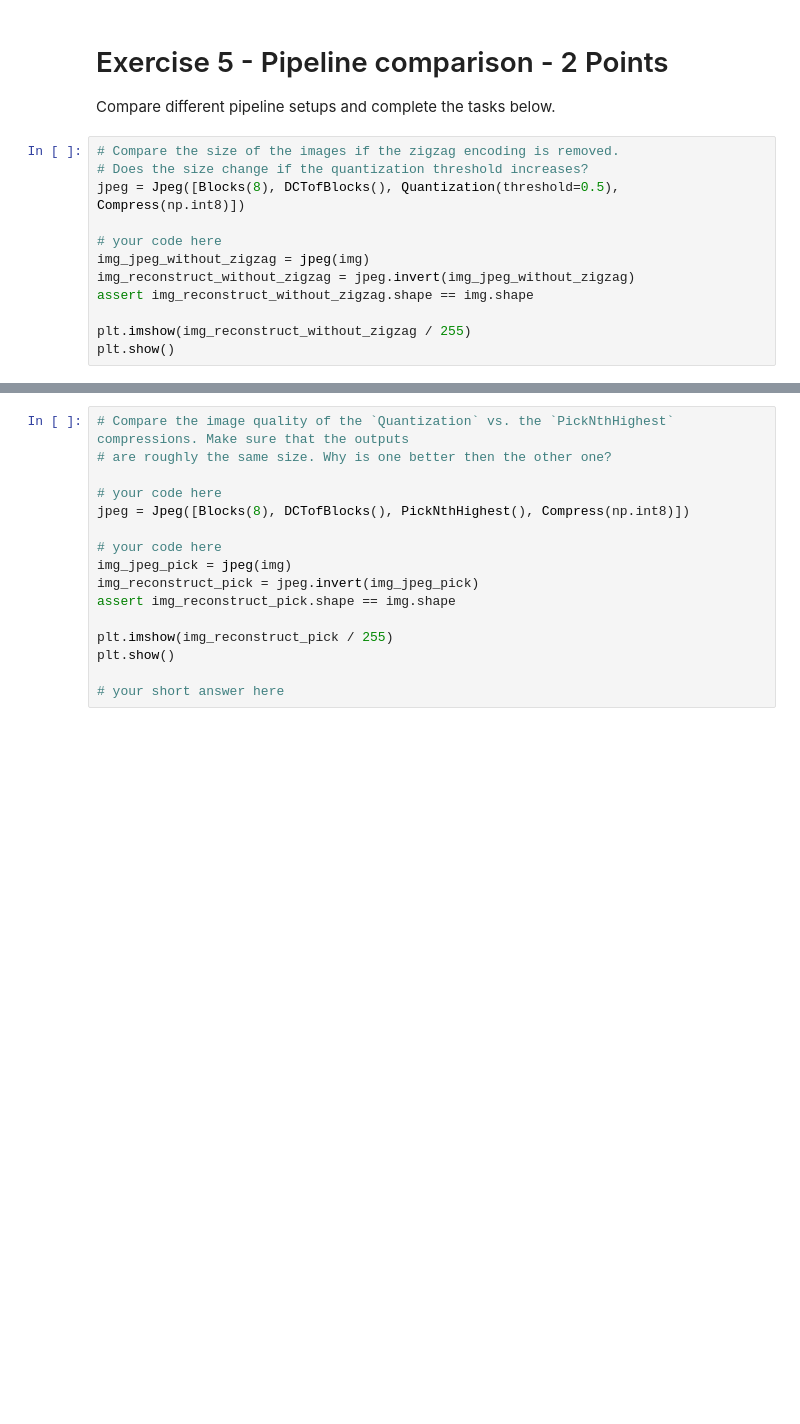
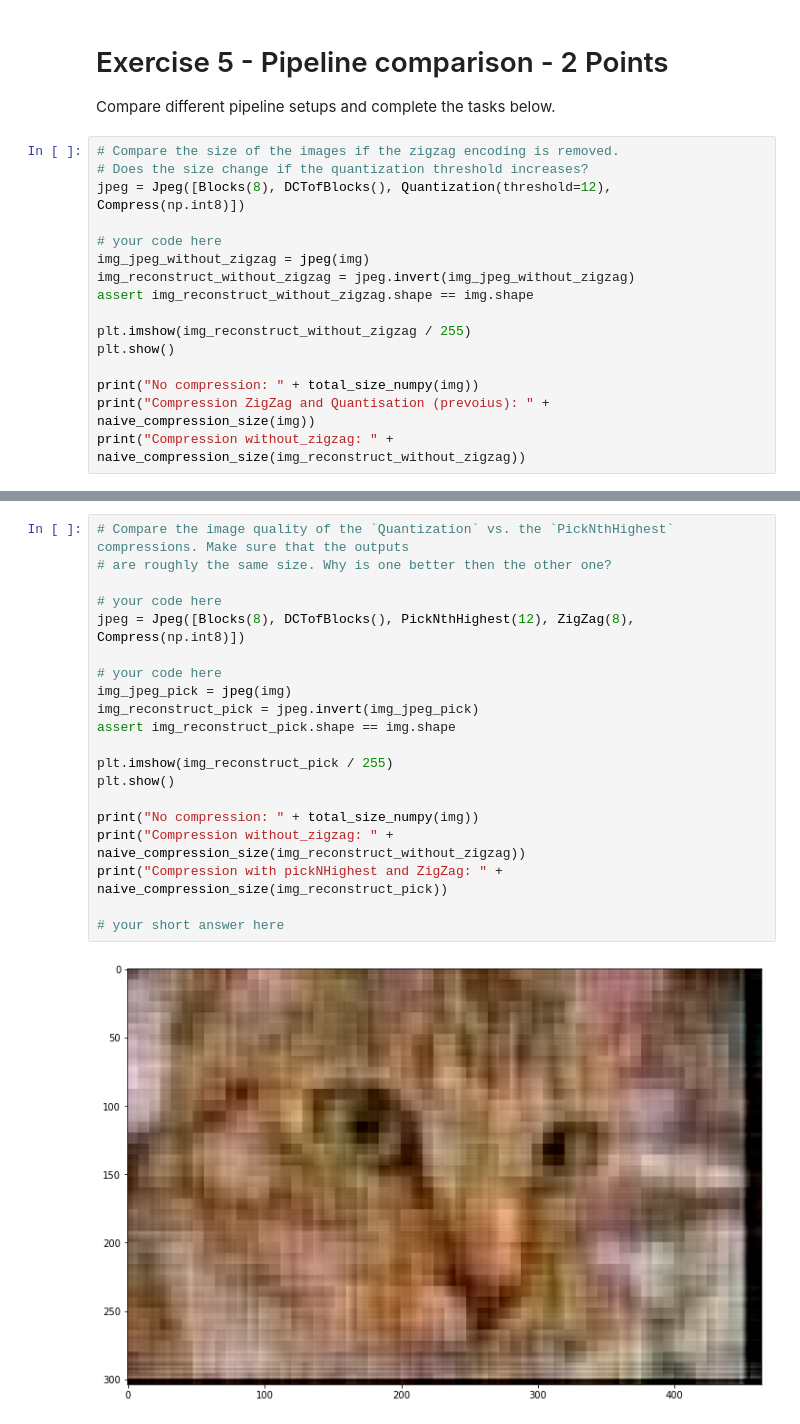
Before and after one commit to oleksa-oleksa/Image_Processing_SS2020_FU_Berlin, a Jupyter notebook: assignments/09_assignment.ipynb, the cells around one changed output, grey strips where cells are left out. Saved outputs shown, nothing was run; the diff lists cells and outputs as text; blank space fills up the shorter version.

Commit message:
comparasion of different compress methods is done

```diff
--- a/assignments/09_assignment.ipynb
+++ b/assignments/09_assignment.ipynb
@@ -487,7 +496,7 @@ Compare different pipeline setups and complete the tasks below.
 # %%
 # Compare the size of the images if the zigzag encoding is removed.
 # Does the size change if the quantization threshold increases?
-jpeg = Jpeg([Blocks(8), DCTofBlocks(), Quantization(threshold=0.5), Compress(np.int8)])
+jpeg = Jpeg([Blocks(8), DCTofBlocks(), Quantization(threshold=12), Compress(np.int8)])
 
 # your code here
 img_jpeg_without_zigzag = jpeg(img)
@@ -496,5 +505,9 @@ assert img_reconstruct_without_zigzag.shape == img.shape
 
 plt.imshow(img_reconstruct_without_zigzag / 255)
 plt.show()
+
+print("No compression: " + total_size_numpy(img))
+print("Compression ZigZag and Quantisation (prevoius): " + naive_compression_size(img))
+print("Compression without_zigzag: " + naive_compression_size(img_reconstruct_without_zigzag))
 # %% [output]
 [figure]
@@ -501,17 +517,22 @@ plt.show()
 # %%
 # Compare the image quality of the `Quantization` vs. the `PickNthHighest` compressions. Make sure that the outputs
 # are roughly the same size. Why is one better then the other one?
 
 # your code here
-jpeg = Jpeg([Blocks(8), DCTofBlocks(), PickNthHighest(), Compress(np.int8)])
+jpeg = Jpeg([Blocks(8), DCTofBlocks(), PickNthHighest(12), ZigZag(8), Compress(np.int8)])
 
 # your code here
 img_jpeg_pick = jpeg(img)
 img_reconstruct_pick = jpeg.invert(img_jpeg_pick)
 assert img_reconstruct_pick.shape == img.shape
 
 plt.imshow(img_reconstruct_pick / 255)
 plt.show()
 
+print("No compression: " + total_size_numpy(img))
+print("Compression without_zigzag: " + naive_compression_size(img_reconstruct_without_zigzag))
+print("Compression with pickNHighest and ZigZag: " + naive_compression_size(img_reconstruct_pick))
+
 # your short answer here
 # %% [output]
+[figure, new version]
```
Also changed, not shown: parts of 4 cells of this notebook.
